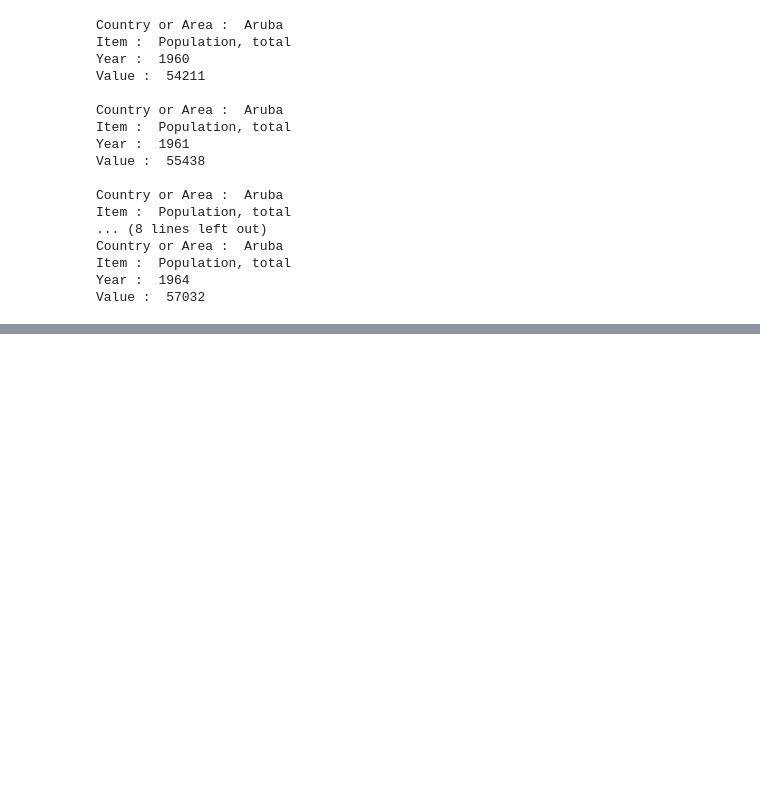
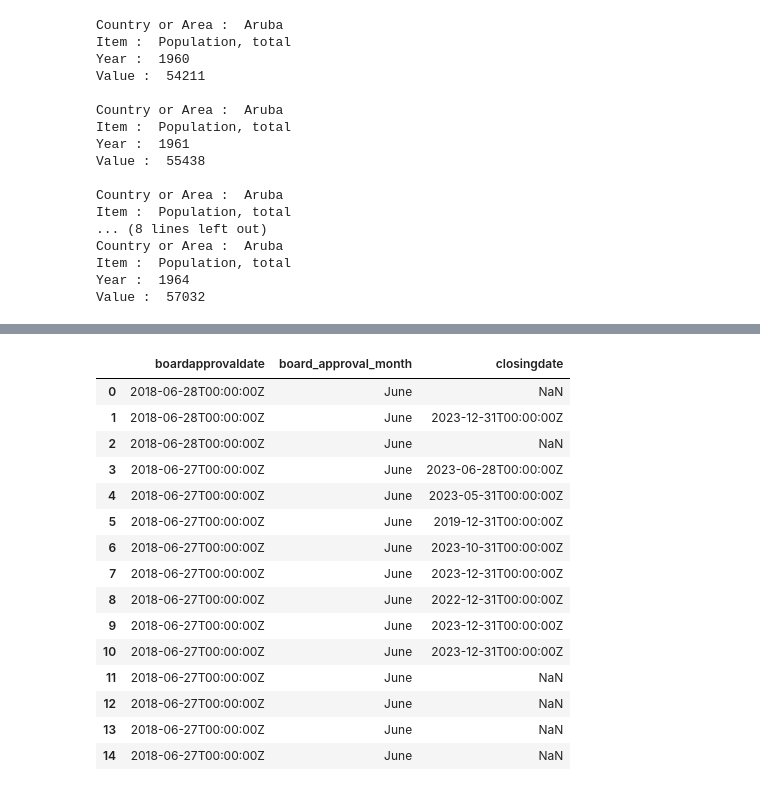
Before and after one commit to RohanJung/ETL_pipeline, a Jupyter notebook: Notebook/intial.ipynb, the cells around one changed output, grey strips where cells are left out. Drawn from its saved outputs; the diff is of its cells as text; code cells hidden in the pictures; blank space fills up the shorter version.

Commit message:
cleaning data

```diff
--- a/Notebook/intial.ipynb
+++ b/Notebook/intial.ipynb
@@ -74,0 +376,4 @@ Value :  57032
+# %%
+df_projects = pd.read_csv('C:/Users/rest/Documents/python/etl/ETL_pipeline/Data/projects_data.csv', dtype=str)
+df_projects.drop(['Unnamed: 56'], axis=1, inplace=True)
+df_projects.columns
@@ -74,0 +394,19 @@ Value :  57032
+# %%
+df_projects.head(15)[['boardapprovaldate', 'board_approval_month', 'closingdate']]
+# %% [output]
+|  | boardapprovaldate | board_approval_month | closingdate |
+| 0 | 2018-06-28T00:00:00Z | June | NaN |
+| 1 | 2018-06-28T00:00:00Z | June | 2023-12-31T00:00:00Z |
+| 2 | 2018-06-28T00:00:00Z | June | NaN |
+| 3 | 2018-06-27T00:00:00Z | June | 2023-06-28T00:00:00Z |
+| 4 | 2018-06-27T00:00:00Z | June | 2023-05-31T00:00:00Z |
+| 5 | 2018-06-27T00:00:00Z | June | 2019-12-31T00:00:00Z |
+| 6 | 2018-06-27T00:00:00Z | June | 2023-10-31T00:00:00Z |
+| 7 | 2018-06-27T00:00:00Z | June | 2023-12-31T00:00:00Z |
+| 8 | 2018-06-27T00:00:00Z | June | 2022-12-31T00:00:00Z |
+| 9 | 2018-06-27T00:00:00Z | June | 2023-12-31T00:00:00Z |
+| 10 | 2018-06-27T00:00:00Z | June | 2023-12-31T00:00:00Z |
+| 11 | 2018-06-27T00:00:00Z | June | NaN |
+| 12 | 2018-06-27T00:00:00Z | June | NaN |
+| 13 | 2018-06-27T00:00:00Z | June | NaN |
+| 14 | 2018-06-27T00:00:00Z | June | NaN |
```
Also changed, not shown: parts of 38 cells of this notebook.
